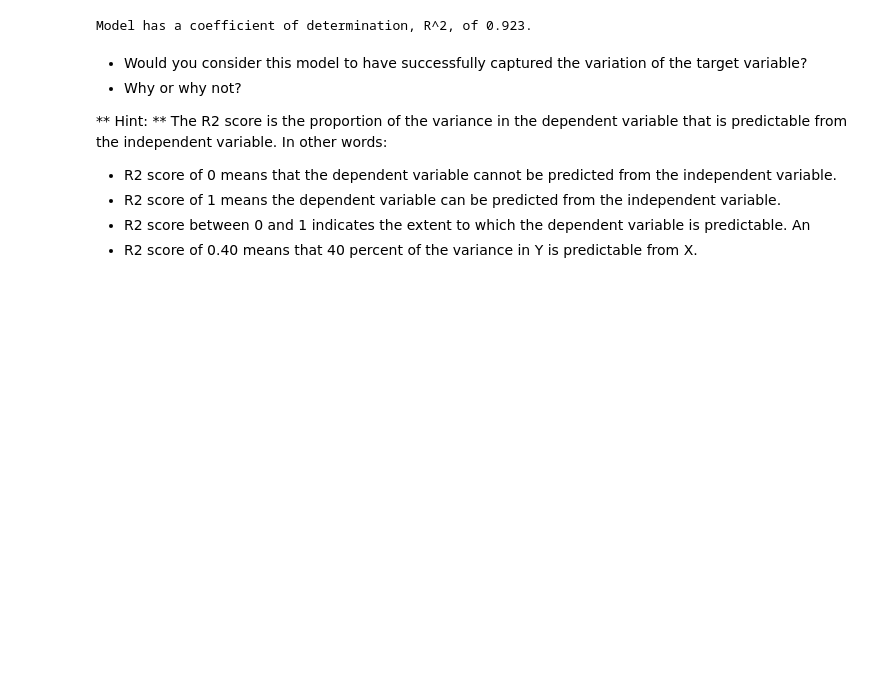
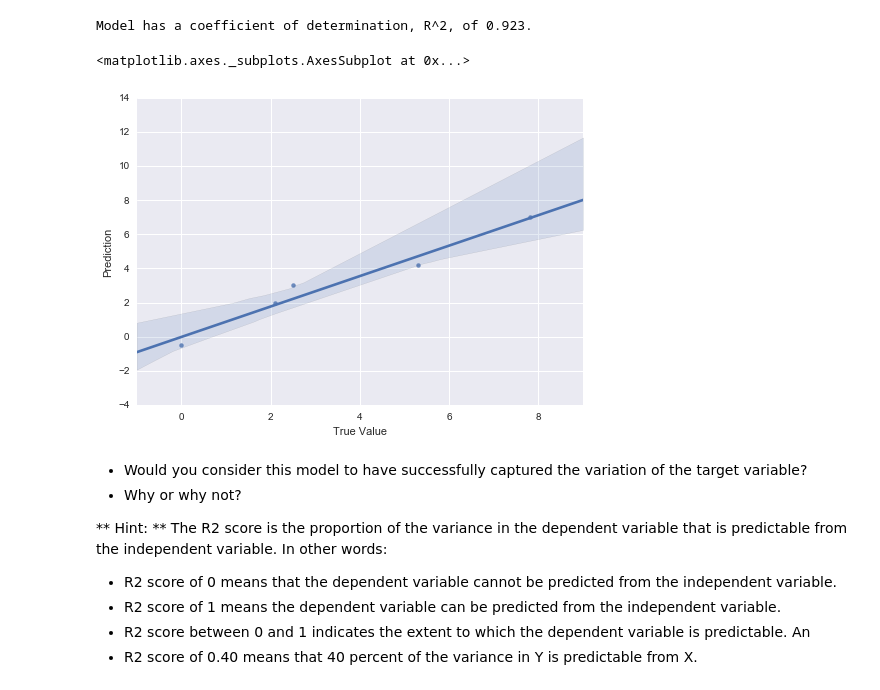
Before and after one commit to dateshaile/Machine-Learning-UND, a Jupyter notebook: machine-learning/projects/boston_housing/boston_housing.ipynb, the cells around one changed output. Cells and saved outputs as stored; diff of their text form; code cells hidden in the pictures; blank space fills up the shorter version.

Commit message:
Project Boston_housing_predictive_model

```diff
--- a/machine-learning/projects/boston_housing/boston_housing.ipynb
+++ b/machine-learning/projects/boston_housing/boston_housing.ipynb
@@ -171,6 +172,18 @@ score = performance_metric([3, -0.5, 2, 7, 4.2], [2.5, 0.0, 2.1, 7.8, 5.3])
 print "Model has a coefficient of determination, R^2, of {:.3f}.".format(score)
 # %% [output]
 Model has a coefficient of determination, R^2, of 0.923.
+# %%
+import seaborn as sns
+sample_df = pd.DataFrame([3, -0.5, 2, 7, 4.2], [2.5, 0.0, 2.1, 7.8, 5.3]).reset_index()
+sample_df.columns = ['True Value', 'Prediction']
+sns.regplot('True Value', 'Prediction', sample_df)**Answer:**  *Yes, I would consider this model successfully captured the variation of targeted model, because the R2 value is 92.3 percentage of the target variable, using this model, can be explained by the features.* <br>
+
+
+
+*Maybe No, because getting high r2_score doesn't represent all the time successfully captured the variation of the target variable? *
+# %% [output]
+<matplotlib.axes._subplots.AxesSubplot at 0x...>
+[figure, added]
 # %% [markdown]
 * Would you consider this model to have successfully captured the variation of the target variable?
 * Why or why not?
```
Also changed, not shown: parts of 15 cells of this notebook, 1 other file.
